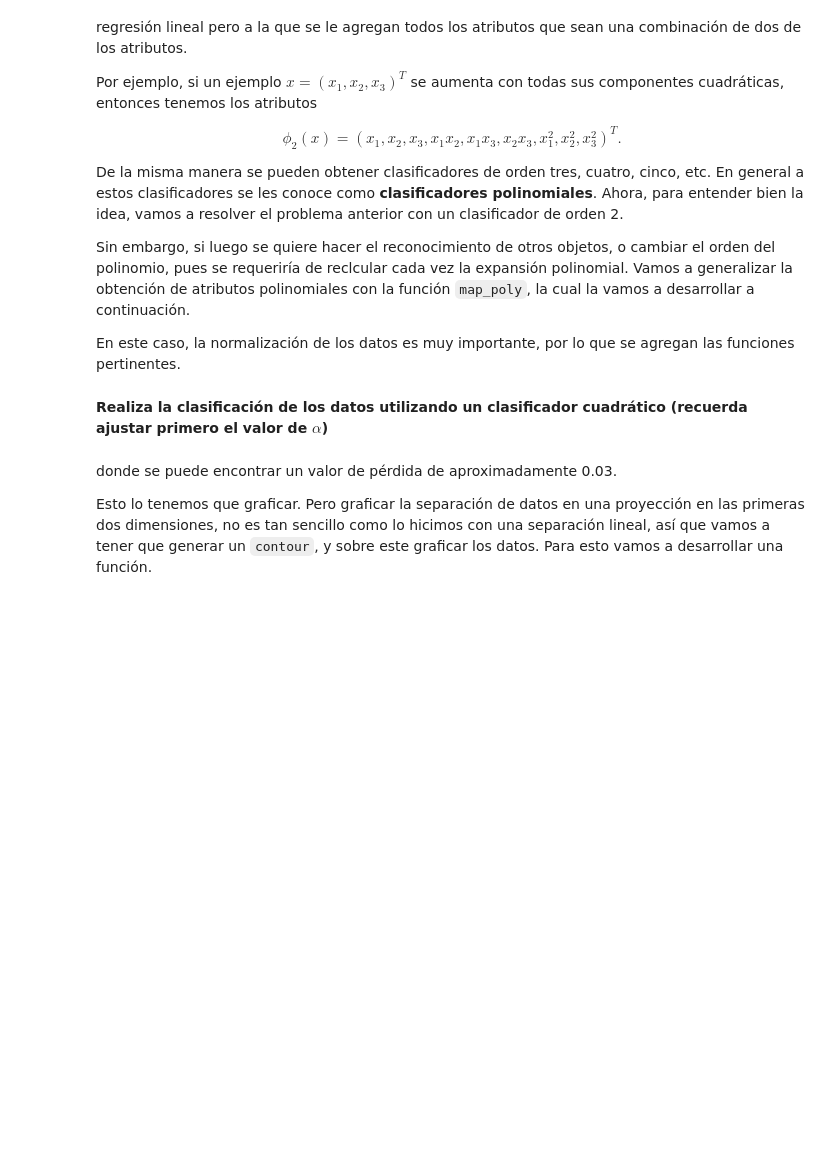
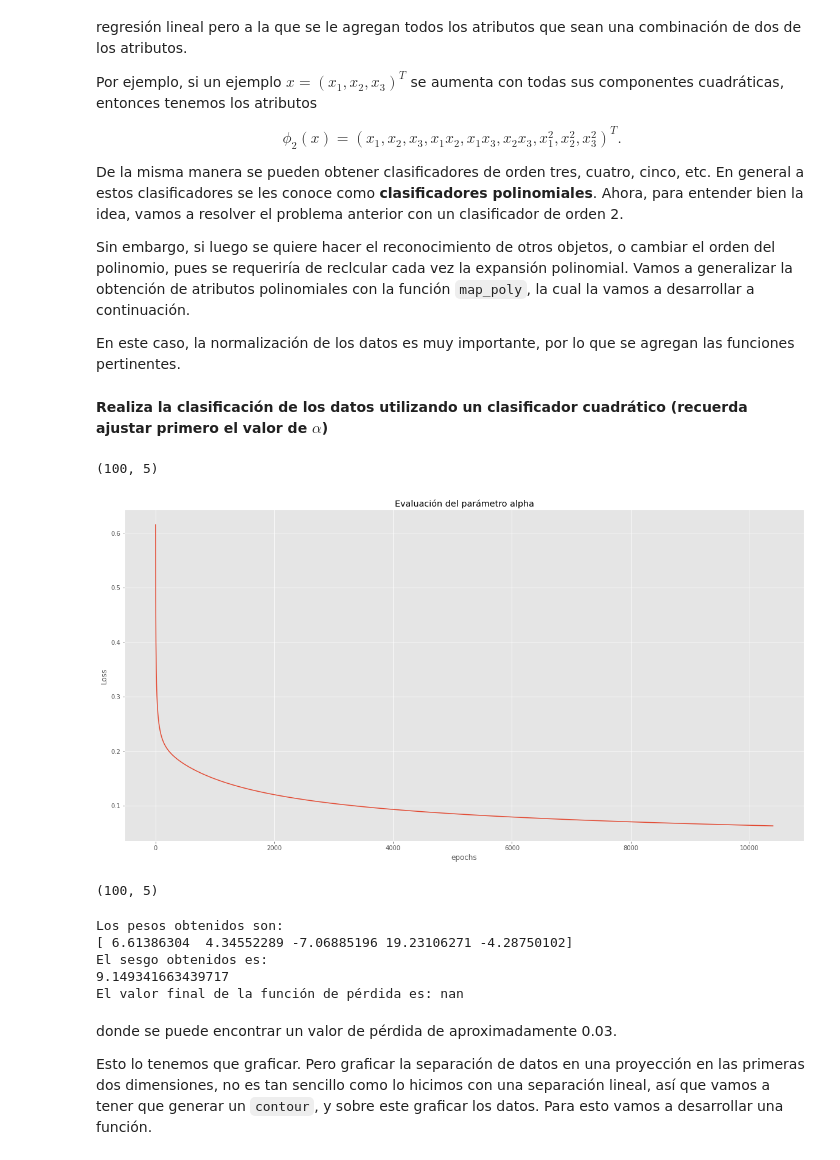
Before and after one commit to ivanDavila/AAA, a Jupyter notebook: reg_logistica.ipynb, the cells around one changed output. Drawn from its saved outputs; the diff is of its cells as text; code cells hidden in the pictures; blank space fills up the shorter version.

```diff
--- a/reg_logistica.ipynb
+++ b/reg_logistica.ipynb
@@ -421,31 +437,48 @@ def normaliza(x, mu, des_std):
     return (x - mu) / des_std
 # %% [markdown]
 **Realiza la clasificación de los datos utilizando un clasificador cuadrático (recuerda ajustar primero el valor de $\alpha$)**
+# %%
+# Encuentra phi_x (x son la expansión polinomial de segundo orden, utiliza la función map_poly
+
+#--Agrega el código aqui--
+phi_x =  map_poly(2, x)
+mu, de = medias_std(phi_x)
+phi_x_norm = normaliza(phi_x, mu, de)
+# %%
+phi_x_norm.shape
+# %% [output]
+(100, 5)
 # %%
-# Encuentra phi_x (x son la expansión polinomial de segundo orden, utiliza la función map_poly
-
-#--Agrega el código aqui--
-phi_x =  None
-mu, de = None
-phi_x_norm = None
 
 # Utiliza la regresión logística
-alpha = None
-max_iter = None
+alpha = 2e-1
+max_iter = 250000
 
 _, _, hist_loss = descenso_rl_lotes(phi_x_norm, y, alpha, max_iter, historial=True)
 
 plt.plot(range(len(hist_loss)), hist_loss)
 plt.xlabel('epochs')
 plt.ylabel('Loss')
 plt.title('Evaluación del parámetro alpha')
 plt.show()
+# %% [output]
+[figure, added]
+# %%
+phi_x.shape
+# %% [output]
+(100, 5)
 # %%
-w_norm, b_norm, _ = descenso_rl_lotes(phi_x_norm, y, alpha, 1000)
+w_norm, b_norm, _ = descenso_rl_lotes(phi_x_norm, y, alpha, 25000)
 
 print("Los pesos obtenidos son: \n{}".format(w_norm))
 print("El sesgo obtenidos es: \n{}".format(b_norm))
 print("El valor final de la función de pérdida es: {}".format(E_in(phi_x_norm, y, w_norm, b_norm)))
+# %% [output]
+Los pesos obtenidos son:
+[ 6.61386304  4.34552289 -7.06885196 19.23106271 -4.28750102]
+El sesgo obtenidos es:
+9.149341663439717
+El valor final de la función de pérdida es: nan
 # %% [markdown]
 donde se puede encontrar un valor de pérdida de aproximadamente 0.03.
 
```
Also changed, not shown: parts of 18 cells of this notebook.
